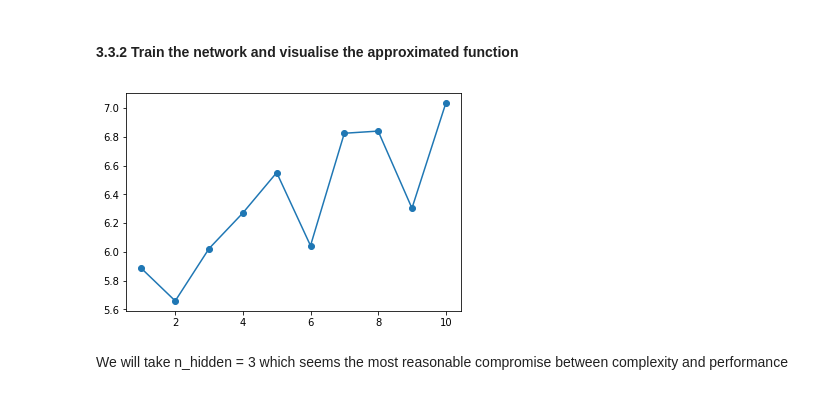
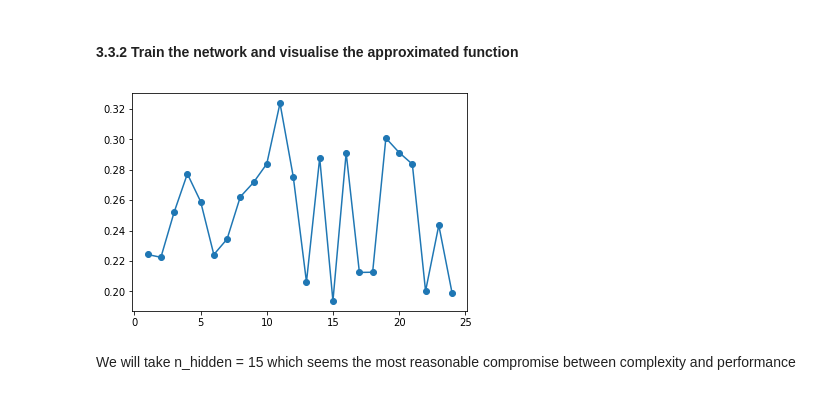
Before and after one commit to romainrey/ANN_DD2437, a Jupyter notebook: Labs_Code/Romain/Labs1.ipynb, the cells around one changed output. Drawn from its saved outputs; the diff is of its cells as text; code cells hidden in the pictures.

```diff
--- a/Labs_Code/Romain/Labs1.ipynb
+++ b/Labs_Code/Romain/Labs1.ipynb
@@ -866,28 +869,28 @@ targets = z
 # %%
 def check_errors_ms(patterns, classes, new_w, new_v):
     ans = fast_forward(patterns, new_w, new_v)
-    error_mean_square = np.sum((ans-classes)**2)
+    error_mean_square = np.mean((ans-classes)**2)
     return(error_mean_square)
 # %%
-n_hidden_list = np.arange(1,11)
+n_hidden_list = np.arange(1,25)
 error_avg_list = []
 
 for n_hidden in n_hidden_list:
     error_list = []
     for i in range(100):
         w = initialize_weights(n_row = n_hidden, n_col = 3)
         v = initialize_weights(n_row = 1, n_col = n_hidden + 1)
         new_w, new_v = fwd_bwd_wup(patterns = patterns, targets = targets, weights = w, weights_hidden = v,
                                eta = 0.001, n_hidden = n_hidden, epochs = 100, alpha = 0.9)
         error = check_errors_ms(classes=targets, patterns=patterns, new_v=new_v, new_w = new_w)
         error_list.append(error)
 
-    error_avg_list.append(np.mean(error_list))
+    error_avg_list.append(np.median(error_list))
 plt.plot(n_hidden_list, error_avg_list, 'o-')
 plt.show()
 # %% [output]
-[figure, old version]
+[figure, new version]
 # %% [markdown]
-We will take n_hidden = 3 which seems the most reasonable compromise between complexity and performance
+We will take n_hidden = 15 which seems the most reasonable compromise between complexity and performance
 # %%
 # We redefine back propagate to have some more logs for the animation
```
Also changed, not shown: parts of 78 cells of this notebook.
